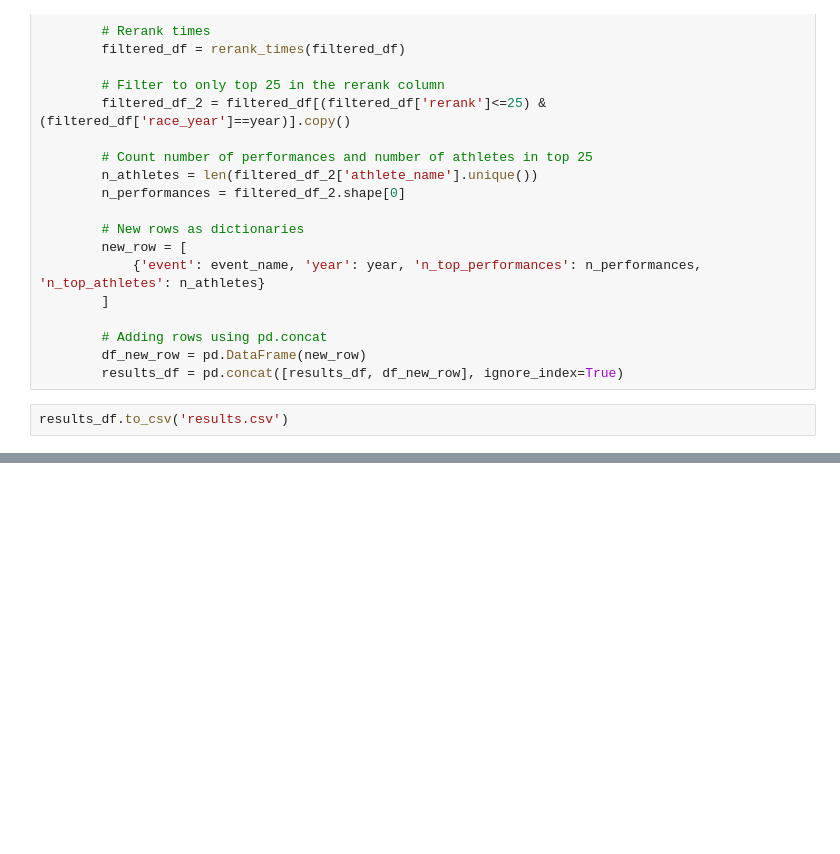
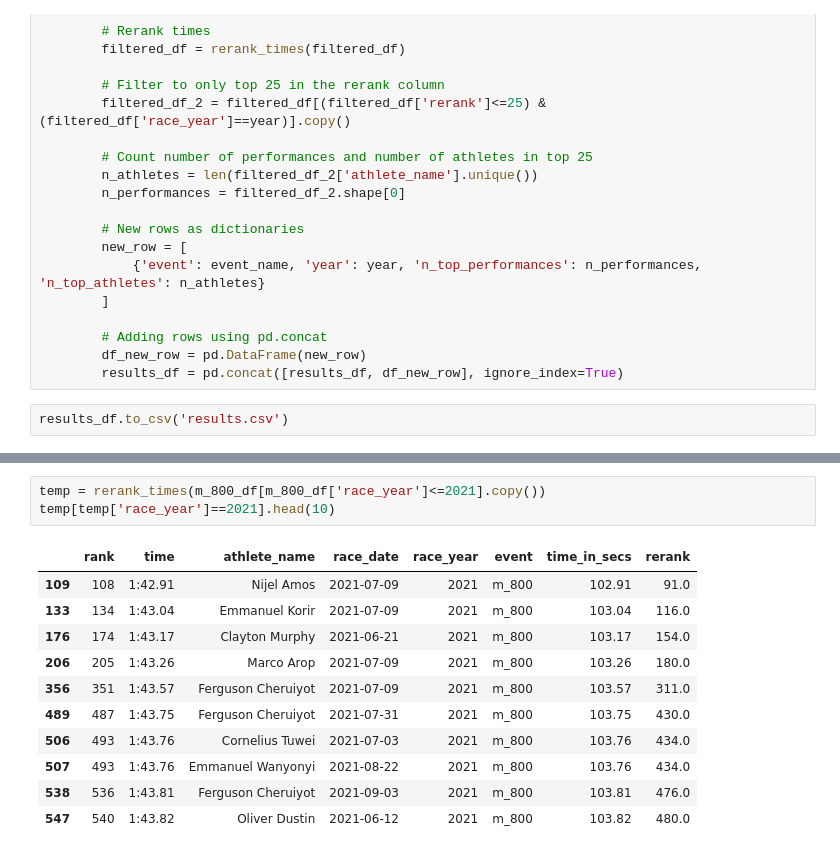
Before and after one commit to racheldadamio/rachels-receipts, a Jupyter notebook: top_times/top_times.ipynb, the cells around one changed output, grey strips where cells are left out. Saved outputs shown, nothing was run; the diff lists cells and outputs as text; blank space fills up the shorter version.

```diff
--- a/top_times/top_times.ipynb
+++ b/top_times/top_times.ipynb
@@ -167,0 +226,15 @@ ValueError: 9 columns passed, passed data had 16 columns
+# %%
+temp = rerank_times(m_800_df[m_800_df['race_year']<=2021].copy())
+temp[temp['race_year']==2021].head(10)
+# %% [output]
+|  | rank | time | athlete_name | race_date | race_year | event | time_in_secs | rerank |
+| 109 | 108 | 1:42.91 | Nijel Amos | 2021-07-09 | 2021 | m_800 | 102.91 | 91.0 |
+| 133 | 134 | 1:43.04 | Emmanuel Korir | 2021-07-09 | 2021 | m_800 | 103.04 | 116.0 |
+| 176 | 174 | 1:43.17 | Clayton Murphy | 2021-06-21 | 2021 | m_800 | 103.17 | 154.0 |
+| 206 | 205 | 1:43.26 | Marco Arop | 2021-07-09 | 2021 | m_800 | 103.26 | 180.0 |
+| 356 | 351 | 1:43.57 | Ferguson Cheruiyot | 2021-07-09 | 2021 | m_800 | 103.57 | 311.0 |
+| 489 | 487 | 1:43.75 | Ferguson Cheruiyot | 2021-07-31 | 2021 | m_800 | 103.75 | 430.0 |
+| 506 | 493 | 1:43.76 | Cornelius Tuwei | 2021-07-03 | 2021 | m_800 | 103.76 | 434.0 |
+| 507 | 493 | 1:43.76 | Emmanuel Wanyonyi | 2021-08-22 | 2021 | m_800 | 103.76 | 434.0 |
+| 538 | 536 | 1:43.81 | Ferguson Cheruiyot | 2021-09-03 | 2021 | m_800 | 103.81 | 476.0 |
+| 547 | 540 | 1:43.82 | Oliver Dustin | 2021-06-12 | 2021 | m_800 | 103.82 | 480.0 |
```
Also changed, not shown: parts of 12 cells of this notebook, 1 other file.
